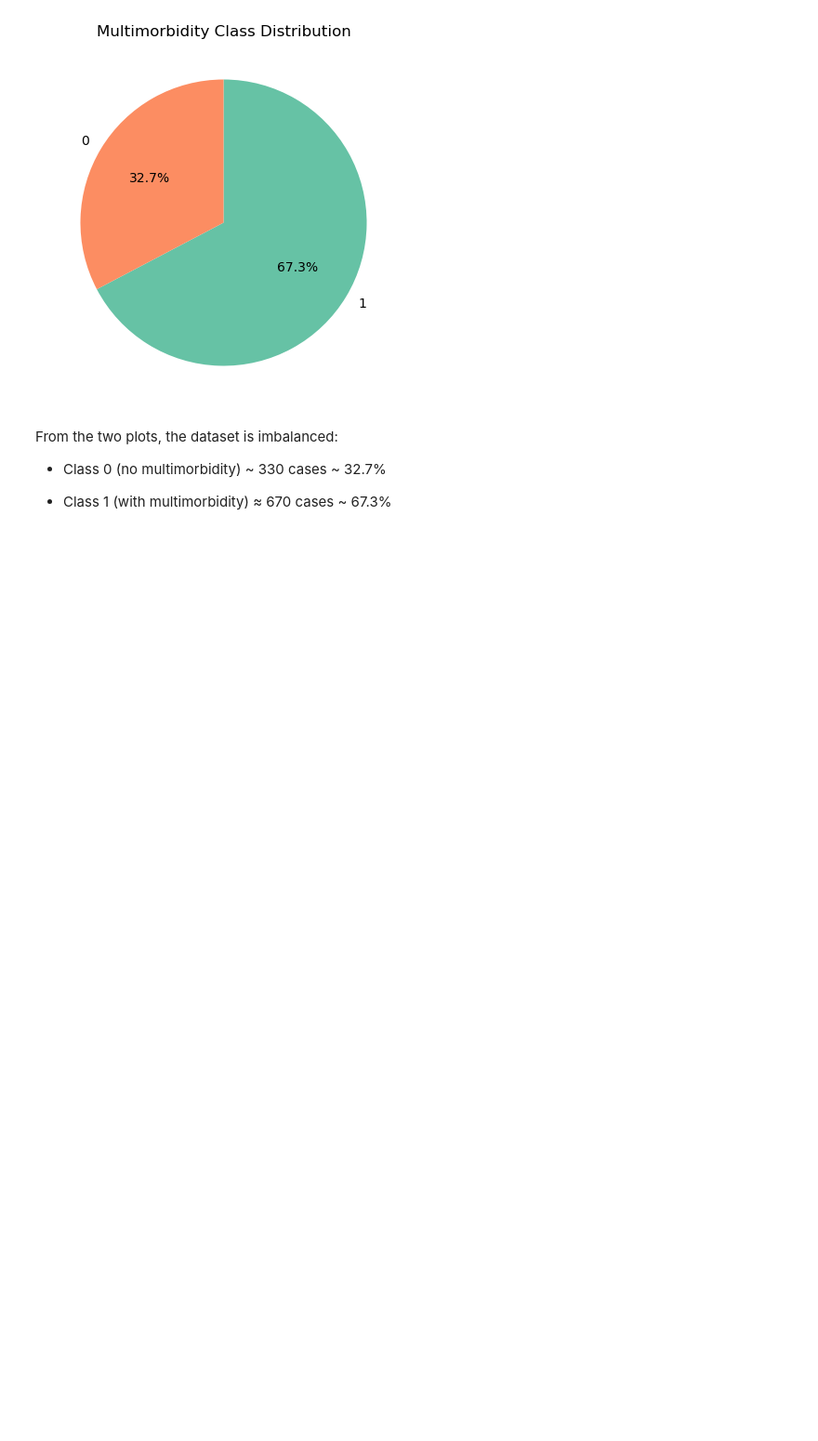
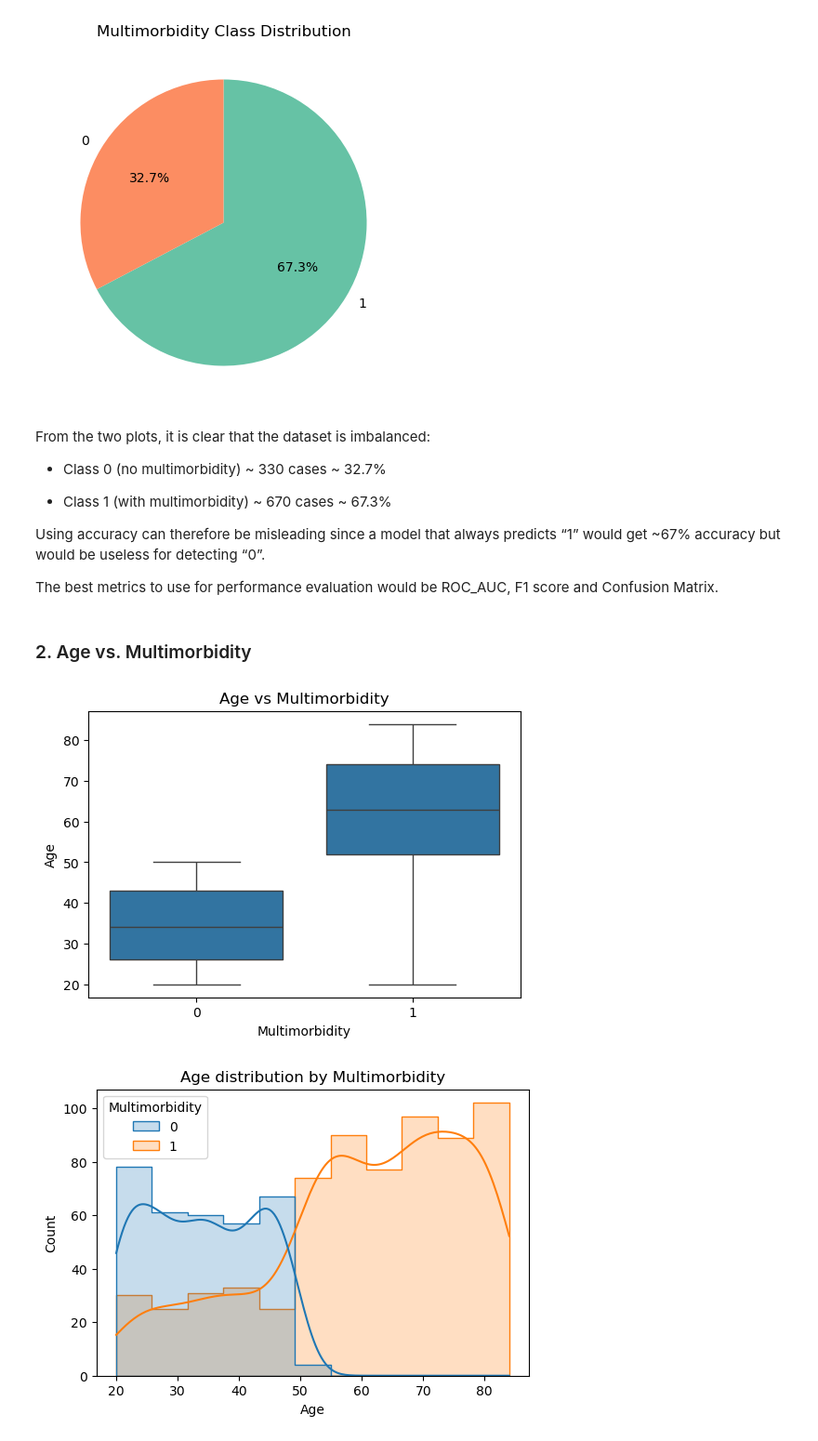
Before and after one commit to Pamela-Chebii/Multimorbidity_Prediction, a Jupyter notebook: Multimobidity.ipynb, the cells around one changed output. Shown: that part at 93% size. Drawn from its saved outputs; the diff is of its cells as text; code cells hidden in the pictures; blank space fills up the shorter version.

Commit message:
Exploratory Data Analysis

```diff
--- a/Multimobidity.ipynb
+++ b/Multimobidity.ipynb
@@ -81,8 +81,30 @@ plt.show()
 # %% [output]
 [figure]
 # %% [markdown]
-From the two plots, the dataset is imbalanced:
+From the two plots, it is clear that the dataset is imbalanced:
 
 - Class 0 (no multimorbidity) ~ 330 cases ~ 32.7%
 
-- Class 1 (with multimorbidity) ≈ 670 cases ~ 67.3%
+- Class 1 (with multimorbidity) ~ 670 cases ~ 67.3%
+
+Using accuracy can therefore be misleading since a model that always predicts “1” would get ~67% accuracy but would be useless for detecting “0”.
+
+The best metrics to use for performance evaluation would be ROC_AUC, F1 score and Confusion Matrix.
+# %% [markdown]
+### 2. Age vs. Multimorbidity
+# %%
+import seaborn as sns
+import matplotlib.pyplot as plt
+
+plt.figure(figsize=(6,4))
+sns.boxplot(x='Multimorbidity', y='Age', data=df)
+plt.title('Age vs Multimorbidity')
+plt.show()
+
+plt.figure(figsize=(6,4))
+sns.histplot(data=df, x='Age', hue='Multimorbidity', kde=True, element='step')
+plt.title('Age distribution by Multimorbidity')
+plt.show()
+# %% [output]
+[figure, added]
+[figure, added]
```
Also changed, not shown: parts of 19 cells of this notebook, 1 other file.
